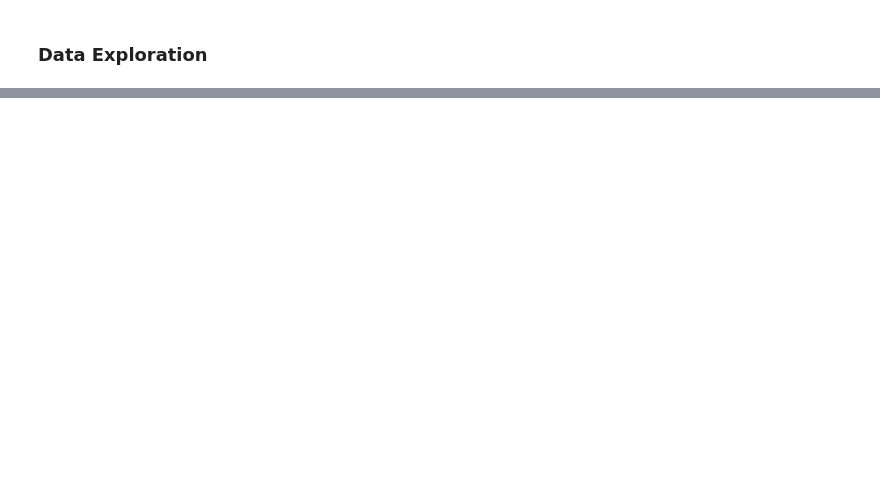
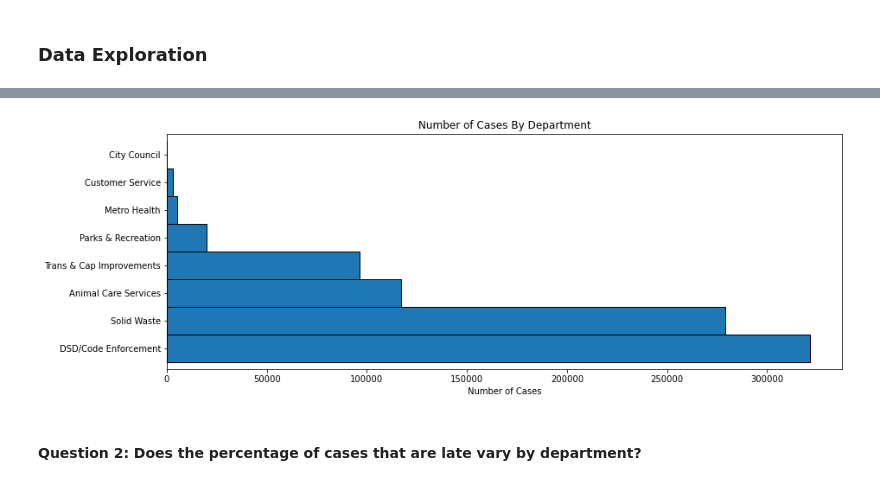
Before and after one commit to ForrestMccrosky/spark-exercises, a Jupyter notebook: spark_explore_exercise.ipynb, the cells around one changed output, grey strips where cells are left out. Cells and saved outputs as stored; diff of their text form; code cells hidden in the pictures; blank space fills up the shorter version.

```diff
--- a/spark_explore_exercise.ipynb
+++ b/spark_explore_exercise.ipynb
@@ -197,0 +509,20 @@ case.show(1, False, True) ## <-- previewing our new dataframe
+# %%
+## first we use aggregationg with spark
+
+(
+    case.groupBy("department")
+    .count()
+    .toPandas()  ## then we pass to pandas for vis purposes
+    .set_index("department")["count"] ## set department as index
+    .sort_values(ascending=False) ## sort for vis purposes
+    .plot.barh(width=1, edgecolor="black", figsize=(14, 5)) ## uses pandas plot bar horizontal
+)
+
+plt.title("Number of Cases By Department")
+plt.ylabel("")
+plt.xlabel("Number of Cases")
+None
+# %% [output]
+[figure, added]
+# %% [markdown]
+#### Question 2: Does the percentage of cases that are late vary by department?
```
Also changed, not shown: parts of 56 cells of this notebook.
